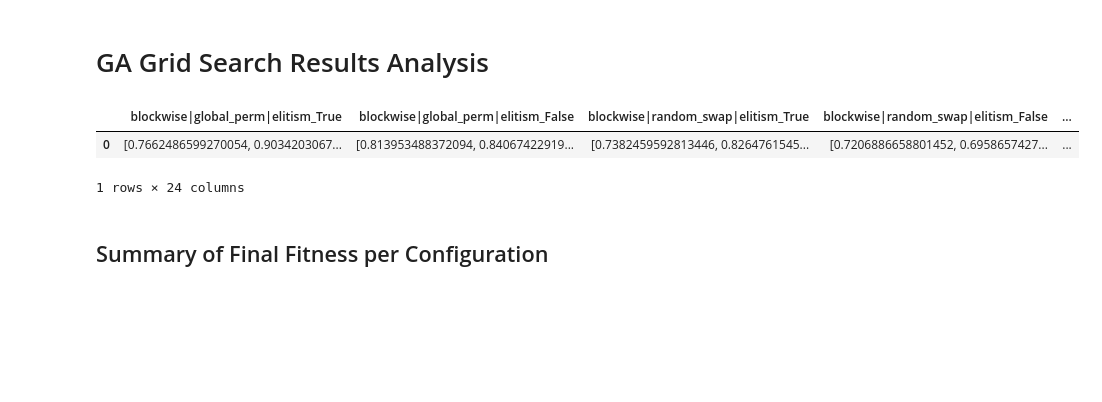
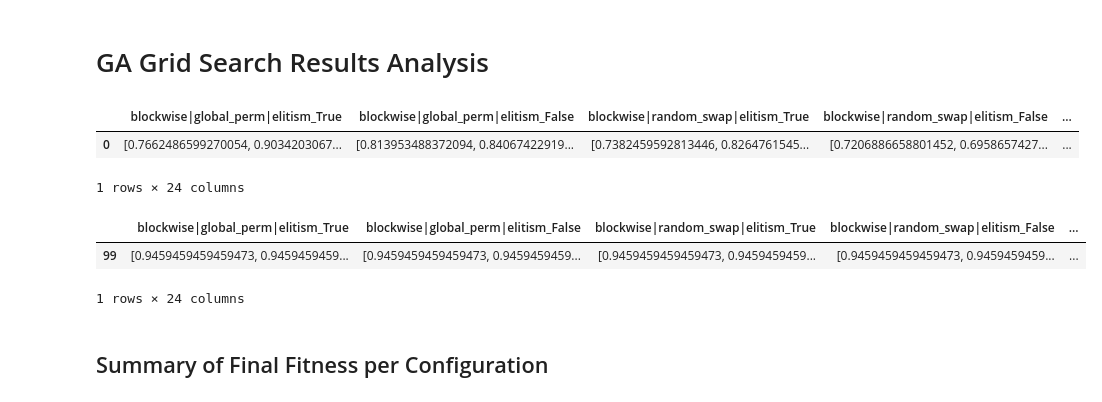
Before and after one commit to inesnmajor/CIFO2025, a Jupyter notebook: mut_cross_analysis/analysis.ipynb, the cells around one changed output. Cells and saved outputs as stored; diff of their text form; code cells hidden in the pictures; blank space fills up the shorter version.

```diff
--- a/mut_cross_analysis/analysis.ipynb
+++ b/mut_cross_analysis/analysis.ipynb
@@ -28,6 +24,12 @@ df.head(1)
 |  | blockwise|global_perm|elitism_True | blockwise|global_perm|elitism_False | blockwise|random_swap|elitism_True | blockwise|random_swap|elitism_False | ... |
 | 0 | [0.7662486599270054, 0.9034203067... | [0.813953488372094, 0.84067422919... | [0.7382459592813446, 0.8264761545... | [0.7206886658801452, 0.6958657427... | ... |
 1 rows × 24 columns
+# %%
+df.tail(1)
+# %% [output]
+|  | blockwise|global_perm|elitism_True | blockwise|global_perm|elitism_False | blockwise|random_swap|elitism_True | blockwise|random_swap|elitism_False | ... |
+| 99 | [0.9459459459459473, 0.9459459459... | [0.9459459459459473, 0.9459459459... | [0.9459459459459473, 0.9459459459... | [0.9459459459459473, 0.9459459459... | ... |
+1 rows × 24 columns
 # %% [markdown]
 ## Summary of Final Fitness per Configuration
 # %%
```
Also changed, not shown: parts of 18 cells of this notebook, 5 other files.
